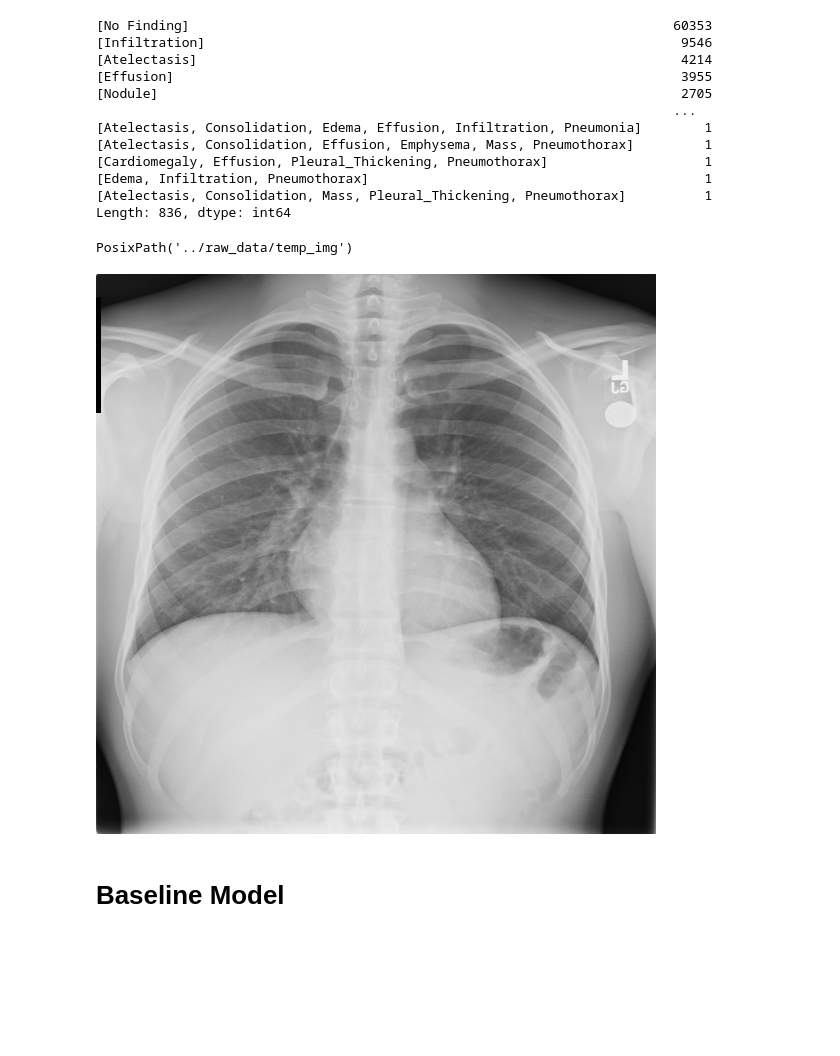
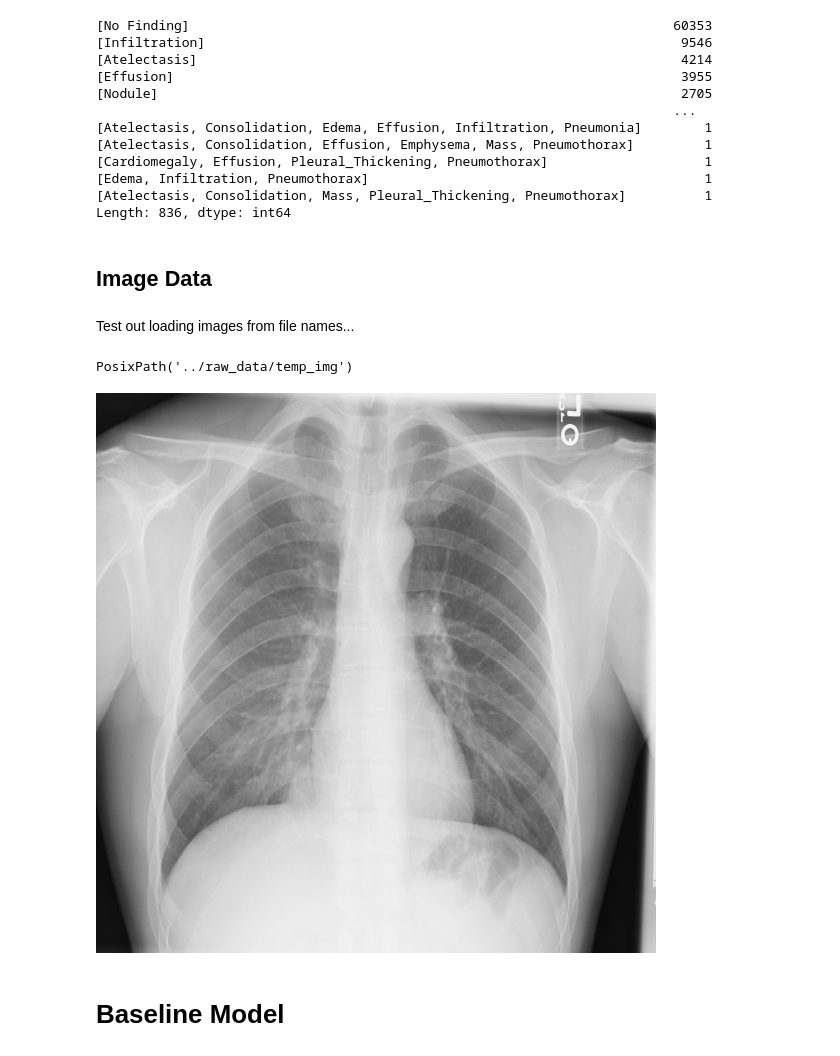
Before and after one commit to niccoulson/CXRay, a Jupyter notebook: notebooks/eda.ipynb, the cells around one changed output. Saved outputs shown, nothing was run; the diff lists cells and outputs as text; code cells hidden in the pictures; blank space fills up the shorter version.

```diff
--- a/notebooks/eda.ipynb
+++ b/notebooks/eda.ipynb
@@ -122,6 +172,10 @@ df[["labels"]].stack().droplevel(1).value_counts()
 [Edema, Infiltration, Pneumothorax]                                           1
 [Atelectasis, Consolidation, Mass, Pleural_Thickening, Pneumothorax]          1
 Length: 836, dtype: int64
+# %% [markdown]
+## Image Data
+# %% [markdown]
+Test out loading images from file names...
 # %%
 import os
 import pathlib
@@ -137,10 +192,12 @@ data_dir = pathlib.Path("../raw_data/temp_img")
 data_dir
 # %% [output]
 PosixPath('../raw_data/temp_img')
-# %%
-# xray = list(data_dir.glob('00030805_000.png'))
-PIL.Image.open("../raw_data/temp_img/00030805_000.png")
-# %% [output]
-[figure, removed]
+# %%
+# PIL.Image.open(pathlib.Path(data_dir, "00030805_000.png"))
+
+xray_images = list(data_dir.glob("*.png"))
+PIL.Image.open(xray_images[0])
+# %% [output]
+[figure, added]
 # %% [markdown]
 # Baseline Model
```
Also changed, not shown: parts of 18 cells of this notebook.
